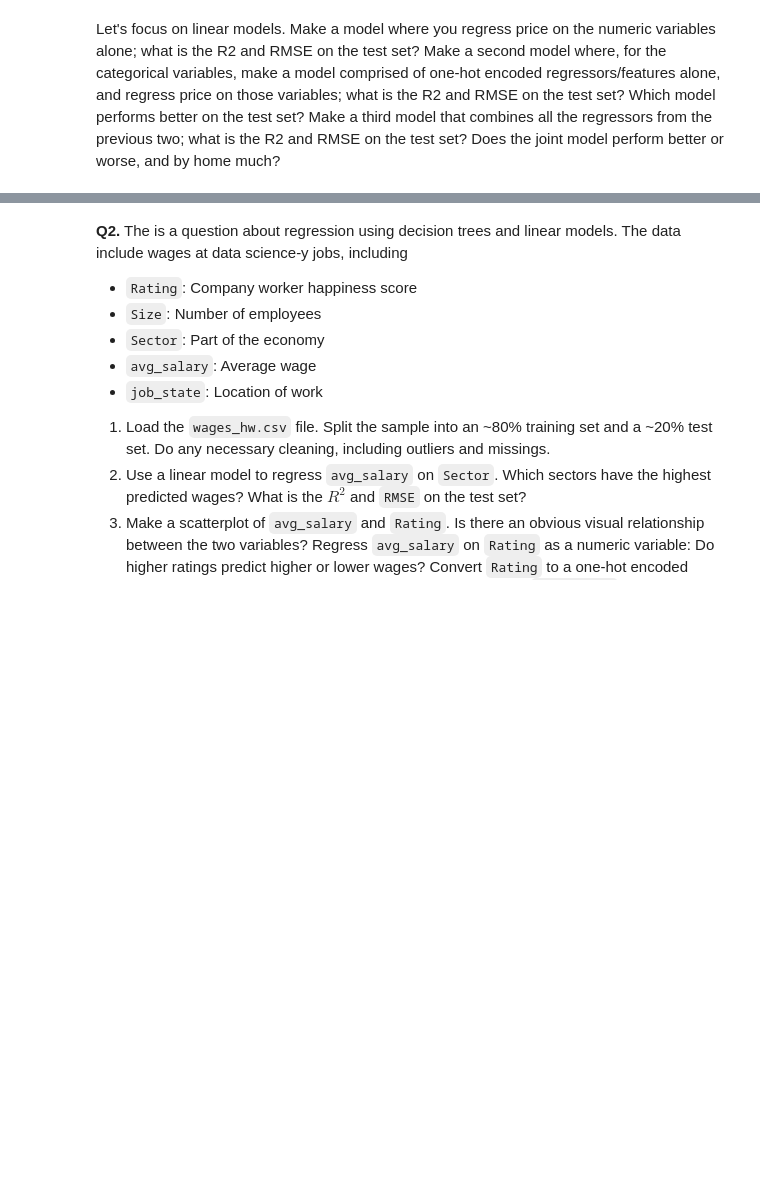
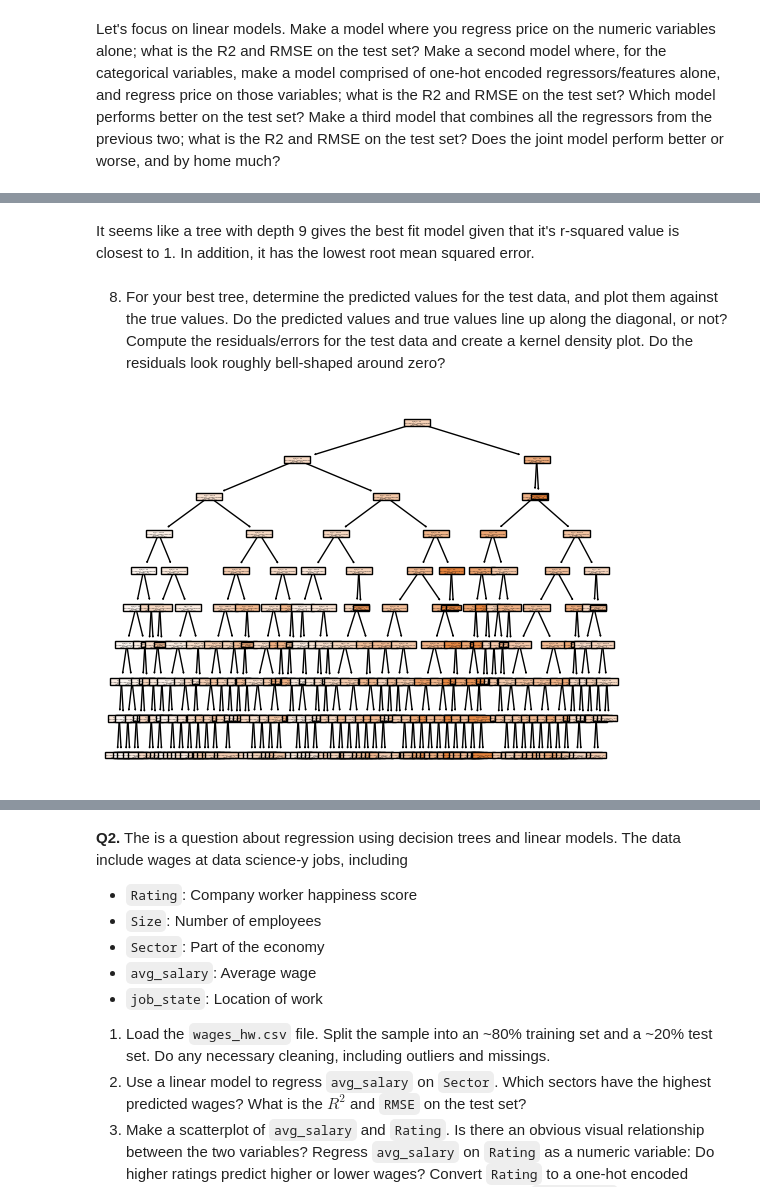
Before and after one commit to yango4014/assignment4, a Jupyter notebook: assignment4.ipynb, the cells around one changed output, grey strips where cells are left out. Drawn from its saved outputs; the diff is of its cells as text; code cells hidden in the pictures; blank space fills up the shorter version.

```diff
--- a/assignment4.ipynb
+++ b/assignment4.ipynb
@@ -180,0 +334,24 @@ Numeric RMSE:  304548.9673434066
+# %% [markdown]
+It seems like a tree with depth 9 gives the best fit model given that it's r-squared value is closest to 1. In addition, it has the lowest root mean squared error.
+# %% [markdown]
+8. For your best tree, determine the predicted values for the test data, and plot them against the true values. Do the predicted values and true values line up along the diagonal, or not? Compute the residuals/errors for the test data and create a kernel density plot. Do the residuals look roughly bell-shaped around zero?
+# %%
+## Split the Sample into Training and Testing Sets:
+X_train, X_test, y_train, y_test = train_test_split(joint_X,y,test_size=.2,random_state=104)
+
+## Fit the Model
+from sklearn import tree # Import the tree classifier
+cart = tree.DecisionTreeRegressor(max_depth = 9) # Create a regression object
+cart = cart.fit(X_train, y_train) # Fit the classifier
+
+#visualize
+tree.plot_tree(cart, filled = True)
+
+## Make Predictions on the Test Set
+y_hat = cart.predict(X_test)
+
+## Confusion Matrix
+tab = pd.crosstab(y_test,y_hat) # Compute confusion matrix
+acc = (tab.iloc[0,0]+tab.iloc[1,1])/(tab.iloc[0,0]+tab.iloc[1,1]+tab.iloc[0,1]+tab.iloc[1,0]) # Compute Accuracy
+# %% [output]
+[figure, added]
```
Also changed, not shown: parts of 16 cells of this notebook.
